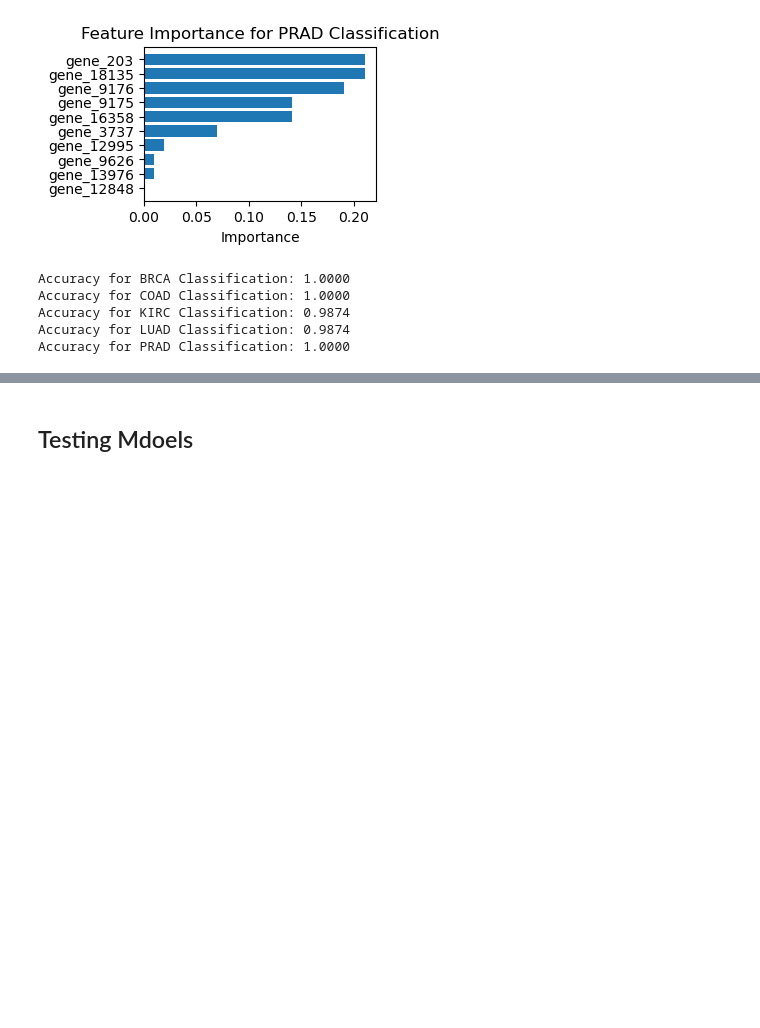
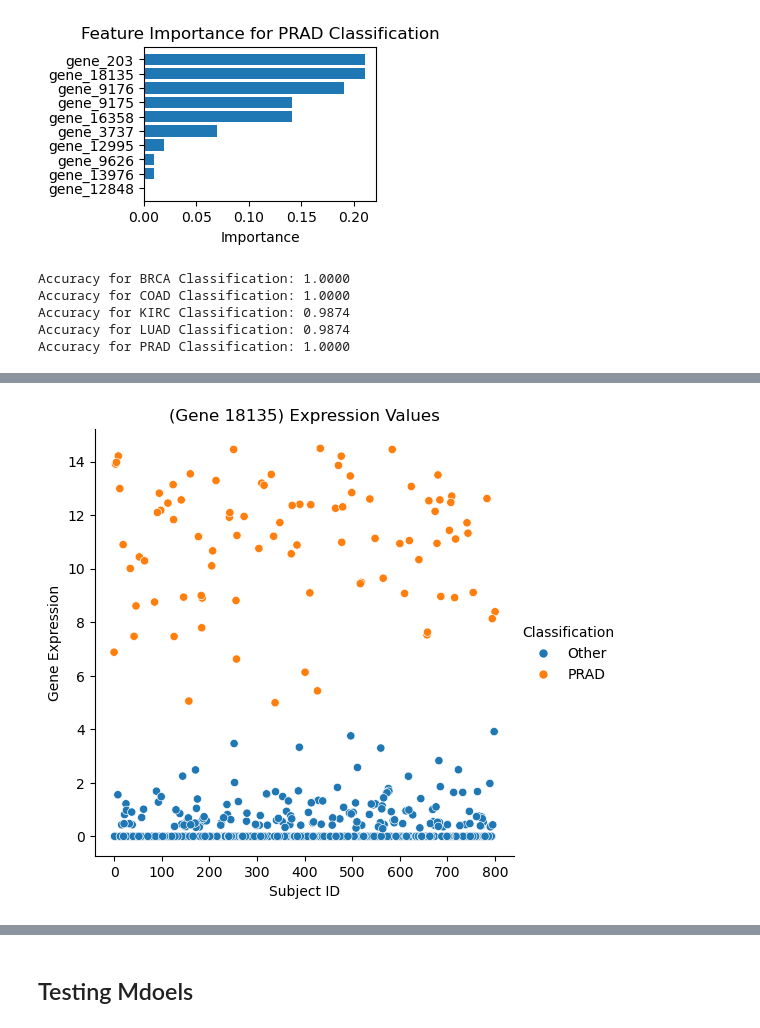
Before and after one commit to JackHanke/DSProject, a Jupyter notebook: main.ipynb, the cells around one changed output, grey strips where cells are left out. Cells and saved outputs as stored; diff of their text form; code cells hidden in the pictures; blank space fills up the shorter version.

```diff
--- a/main.ipynb
+++ b/main.ipynb
@@ -843,0 +944,12 @@ Accuracy for PRAD Classification with gene_3737: 0.9937
+# %%
+y = y_train.join(X_train['gene_18135'])
+y.loc[y['Class'] == 'PRAD', 'Classification'] = 'PRAD'
+y.loc[y['Class'] != 'PRAD', 'Classification'] = 'Other'
+y['uh'] = y.index
+sns.relplot(data=y, x='uh', y='gene_18135', hue='Classification')
+plt.title(f'(Gene 18135) Expression Values')
+plt.xlabel(f'Subject ID')
+plt.ylabel(f'Gene Expression')
+plt.show()
+# %% [output]
+[figure, added]
```
Also changed, not shown: parts of 15 cells of this notebook.
